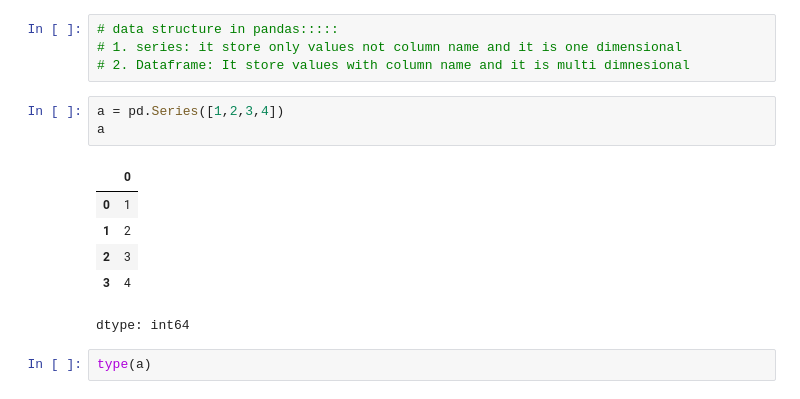
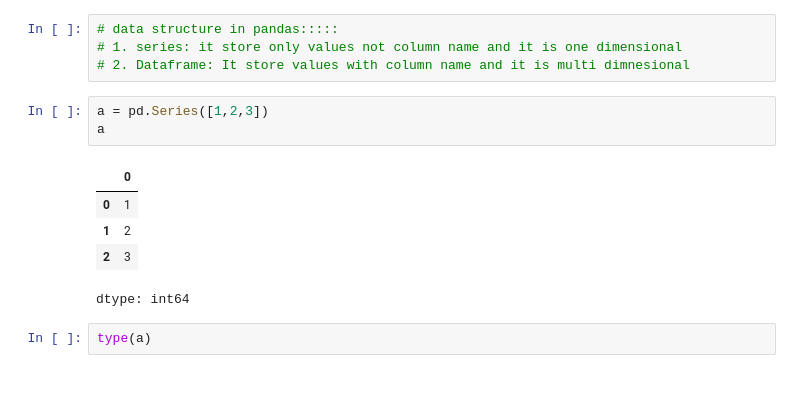
Before and after one commit to saransh437/Python_practice, a Jupyter notebook: Advance_python.ipynb, the cells around one changed output. Saved outputs shown, nothing was run; the diff lists cells and outputs as text.

```diff
--- a/Advance_python.ipynb
+++ b/Advance_python.ipynb
@@ -284,14 +286,13 @@ import pandas as pd
 # 1. series: it store only values not column name and it is one dimensional
 # 2. Dataframe: It store values with column name and it is multi dimnesional
 # %%
-a = pd.Series([1,2,3,4])
+a = pd.Series([1,2,3])
 a
 # %% [output]
 |  | 0 |
 | 0 | 1 |
 | 1 | 2 |
 | 2 | 3 |
-| 3 | 4 |
 dtype: int64
 # %%
 type(a)
```
Also changed, not shown: parts of 79 cells of this notebook.
